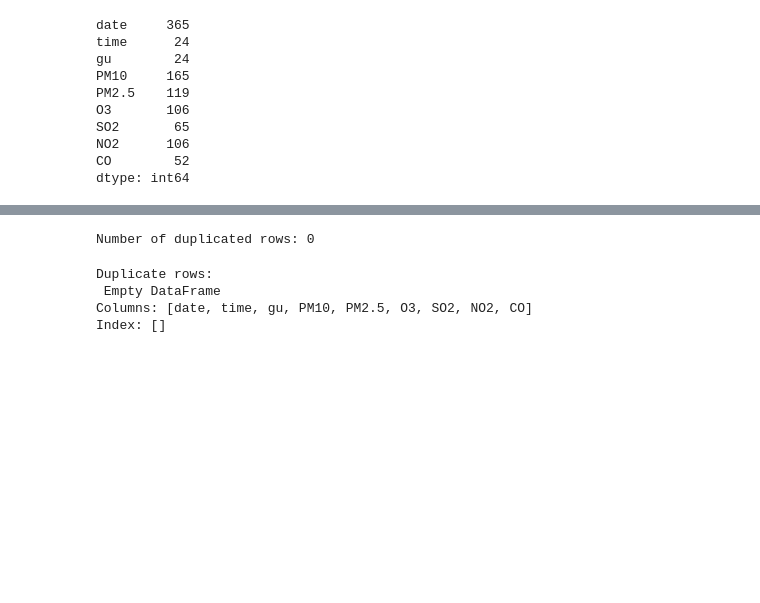
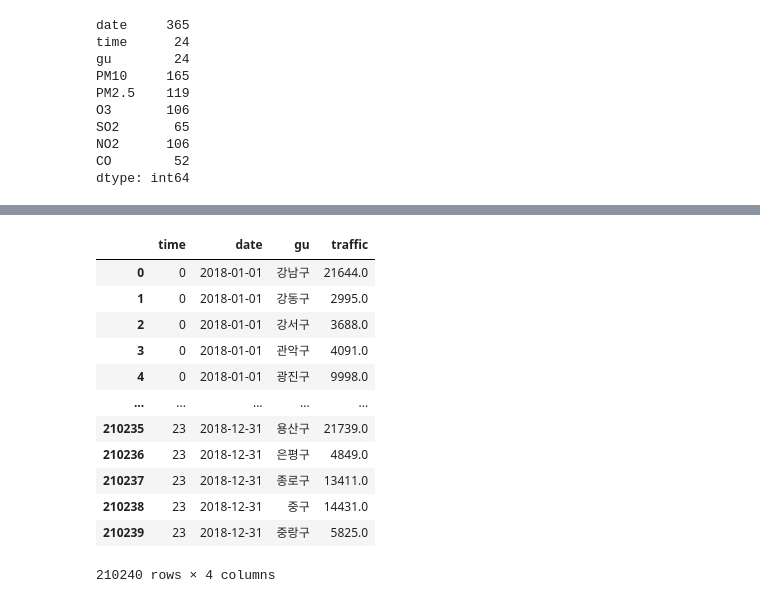
Before and after one commit to je0nh/yd3-MLOps_pj, a Jupyter notebook: ML.ipynb, the cells around one changed output, grey strips where cells are left out. Drawn from its saved outputs; the diff is of its cells as text; code cells hidden in the pictures; blank space fills up the shorter version.

```diff
--- a/ML.ipynb
+++ b/ML.ipynb
@@ -442,13 +398,0 @@ dtype: int64
-# %%
-duplicated_rows = air_df.duplicated()
-print("Number of duplicated rows:", duplicated_rows.sum())
-# %% [output]
-Number of duplicated rows: 0
-# %%
-duplicate_rows = air_df[air_df.duplicated()]
-print("Duplicate rows:\n", duplicate_rows)
-# %% [output]
-Duplicate rows:
- Empty DataFrame
-Columns: [date, time, gu, PM10, PM2.5, O3, SO2, NO2, CO]
-Index: []
@@ -454,0 +414,16 @@ Index: []
+# %%
+df_combined
+# %% [output]
+|  | time | date | gu | traffic |
+| 0 | 0 | 2018-01-01 | 강남구 | 21644.0 |
+| 1 | 0 | 2018-01-01 | 강동구 | 2995.0 |
+| 2 | 0 | 2018-01-01 | 강서구 | 3688.0 |
+| 3 | 0 | 2018-01-01 | 관악구 | 4091.0 |
+| 4 | 0 | 2018-01-01 | 광진구 | 9998.0 |
+| ... | ... | ... | ... | ... |
+| 210235 | 23 | 2018-12-31 | 용산구 | 21739.0 |
+| 210236 | 23 | 2018-12-31 | 은평구 | 4849.0 |
+| 210237 | 23 | 2018-12-31 | 종로구 | 13411.0 |
+| 210238 | 23 | 2018-12-31 | 중구 | 14431.0 |
+| 210239 | 23 | 2018-12-31 | 중랑구 | 5825.0 |
+210240 rows × 4 columns
```
Also changed, not shown: parts of 13 cells of this notebook.
